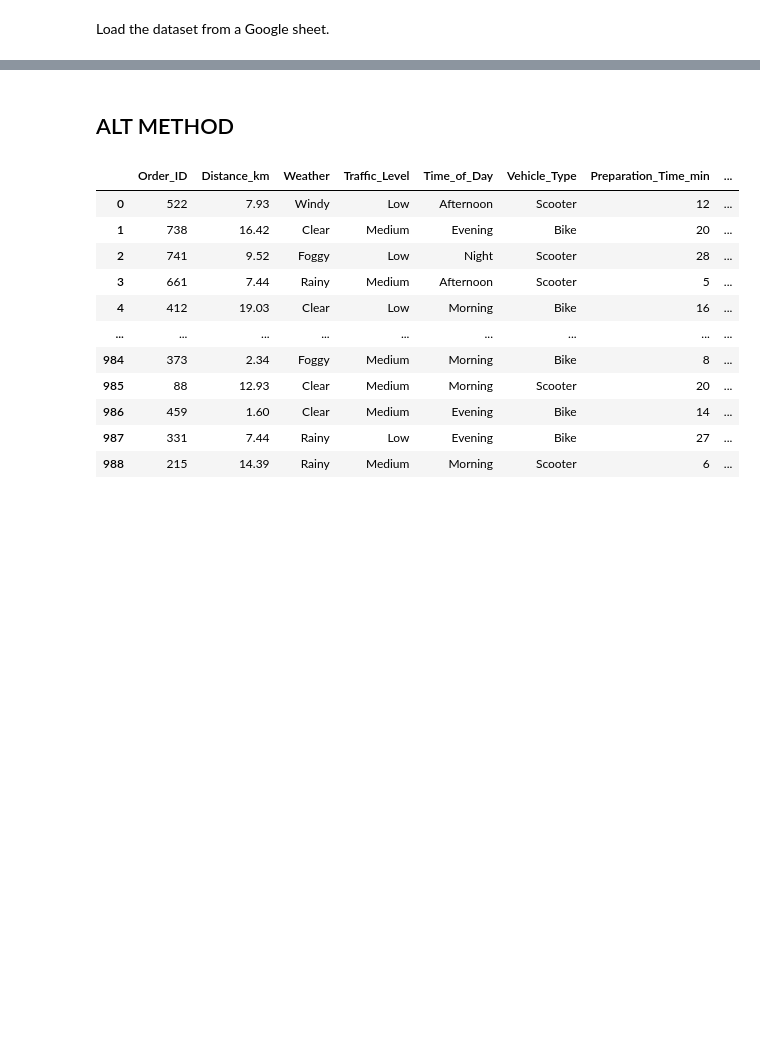
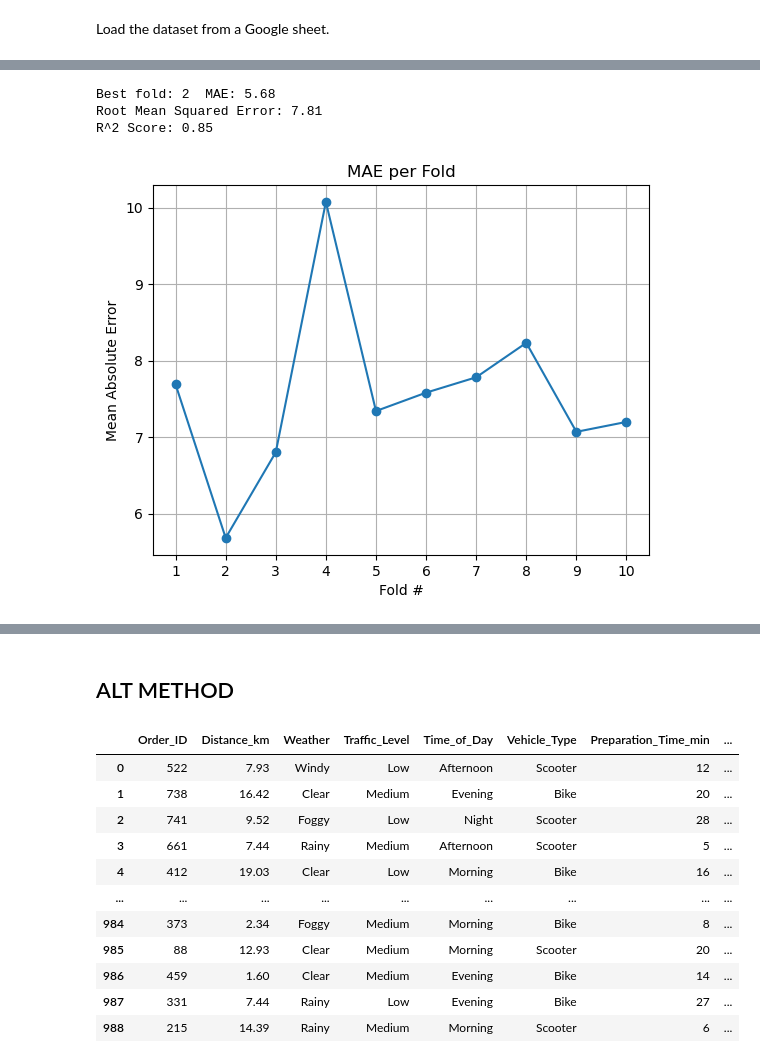
Before and after one commit to RohitValiveti/NBA6921-Final, a Jupyter notebook: Eugene_and_Team.ipynb, the cells around one changed output, grey strips where cells are left out. Saved outputs shown, nothing was run; the diff lists cells and outputs as text; code cells hidden in the pictures; blank space fills up the shorter version.

```diff
--- a/Eugene_and_Team.ipynb
+++ b/Eugene_and_Team.ipynb
@@ -85,0 +77,64 @@ RandomForestRegressor(random_state=42)
+# %%
+features = ["Distance_km", "Preparation_Time_min", "Courier_Experience_yrs", "Weather_Clear", "Weather_Rainy", "Weather_Foggy", "Weather_Snowy", "Weather_Windy", "Traffic_Level_Low", "Traffic_Level_Medium", "Traffic_Level_High",
+            "Time_of_Day_Morning", "Time_of_Day_Afternoon", "Time_of_Day_Evening", "Time_of_Day_Night", "Vehicle_Type_Car", "Vehicle_Type_Bike", "Vehicle_Type_Scooter"]# 1. Setup
+
+X = df[features]
+y = df["Delivery_Time_min"]
+
+clf = RandomForestRegressor(n_estimators=100, random_state=42)
+kf  = KFold(n_splits=10, shuffle=True, random_state=42)
+
+# 2. Run cross‐validation and keep each fitted estimator
+cv_results = cross_validate(
+    clf,
+    X,
+    y,
+    cv=kf,
+    scoring='neg_mean_absolute_error',
+    return_estimator=True
+)
+
+# 3. Extract and score them
+estimators = cv_results['estimator']
+maes       = -cv_results['test_score']           # positive MAEs
+best_idx   = np.argmin(maes)                     # index of lowest MAE
+best_model = estimators[best_idx]
+
+all_splits = list(kf.split(X))
+train_idx, test_idx = all_splits[best_idx]
+
+X_train = X.iloc[train_idx]
+X_test  = X.iloc[test_idx]
+y_train = y.iloc[train_idx]
+y_test  = y.iloc[test_idx]
+
+print(f"Best fold: {best_idx+1}  MAE: {maes[best_idx]:.2f}")
+
+# find rmse and r2 of the best model
+from sklearn.metrics import mean_squared_error, r2_score
+y_pred = best_model.predict(X_test)
+rmse = mean_squared_error(y_test, y_pred)**0.5
+r2 = r2_score(y_test, y_pred)
+print(f"Root Mean Squared Error: {rmse:.2f}")
+print(f"R^2 Score: {r2:.2f}")
+# %% [output]
+Best fold: 2  MAE: 5.68
+Root Mean Squared Error: 7.81
+R^2 Score: 0.85
+# %%
+# mae_scores is your array of per-fold MAEs
+import matplotlib.pyplot as plt
+
+folds = list(range(1, len(maes) + 1))
+
+plt.figure()
+plt.plot(folds, maes, marker='o')        # line plot
+
+plt.title("MAE per Fold")
+plt.xlabel("Fold #")
+plt.ylabel("Mean Absolute Error")
+plt.xticks(folds)                               # ensure each fold shows up on the x-axis
+plt.grid(True)                                  # optional, makes it easier to read
+plt.show()
+# %% [output]
+[figure, added]
```
Also changed, not shown: parts of 6 cells of this notebook, 1 other file.
